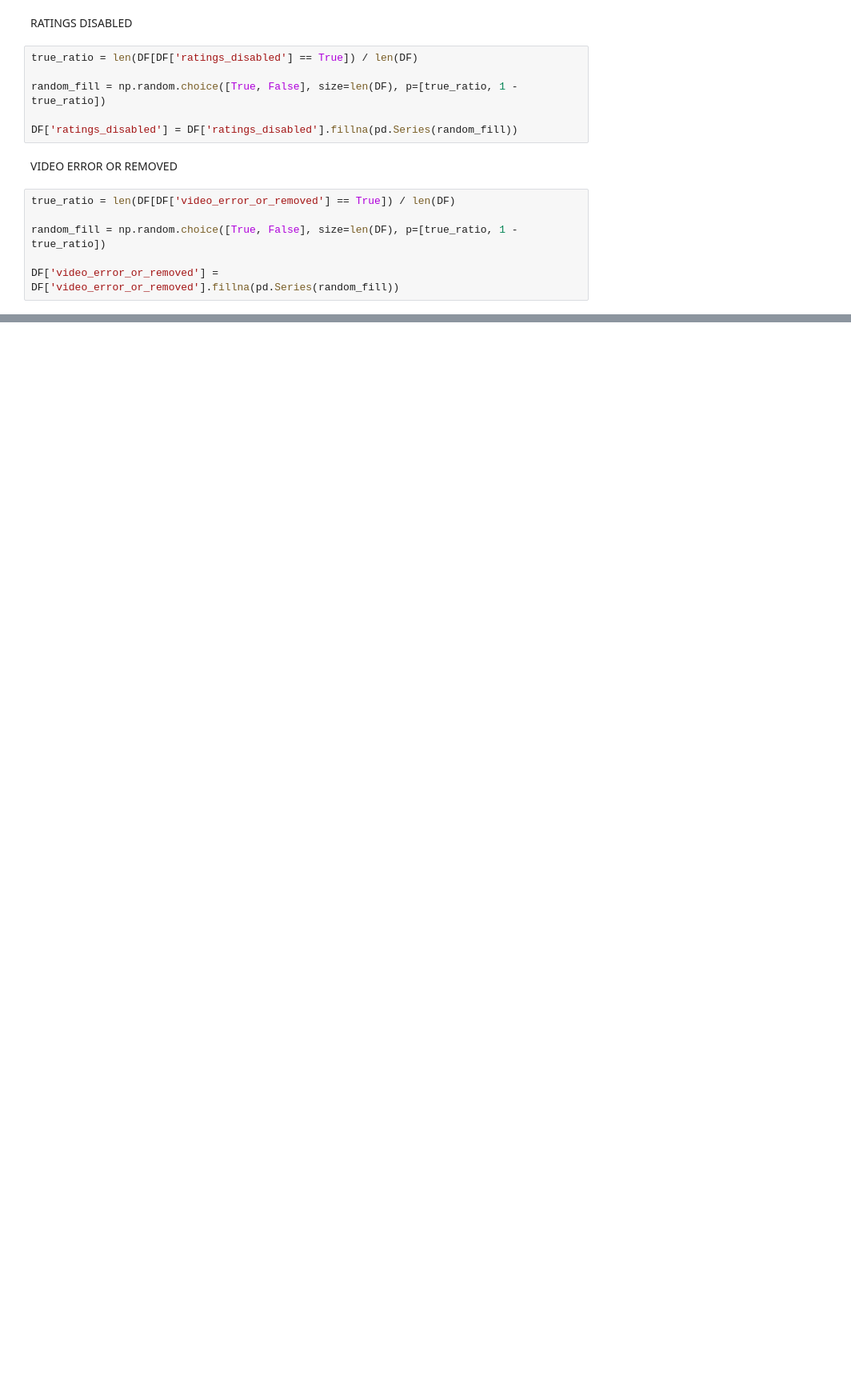
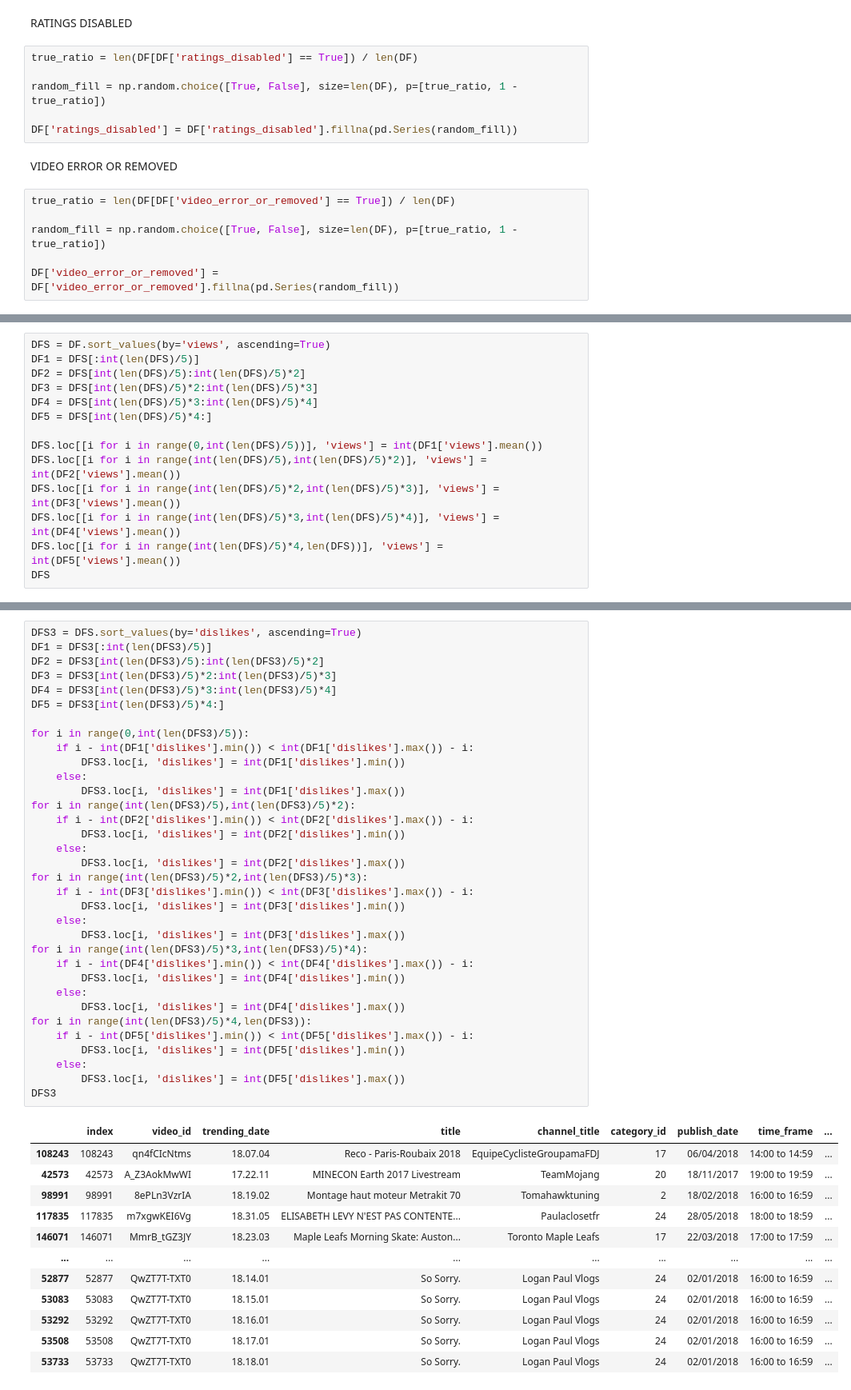
Before and after one commit to Biuuu2309/Data-Analysis-Basic-Method, a Jupyter notebook: Python Project With Jupyter.ipynb, the cells around one changed output, grey strips where cells are left out. Shown at 80% size. Cells and saved outputs as stored; diff of their text form; blank space fills up the shorter version.

```diff
--- a/Python Project With Jupyter.ipynb
+++ b/Python Project With Jupyter.ipynb
@@ -278,0 +335,14 @@ DF['video_error_or_removed'] = DF['video_error_or_removed'].fillna(pd.Series(ran
+# %%
+DFS = DF.sort_values(by='views', ascending=True)
+DF1 = DFS[:int(len(DFS)/5)]
+DF2 = DFS[int(len(DFS)/5):int(len(DFS)/5)*2]
+DF3 = DFS[int(len(DFS)/5)*2:int(len(DFS)/5)*3]
+DF4 = DFS[int(len(DFS)/5)*3:int(len(DFS)/5)*4]
+DF5 = DFS[int(len(DFS)/5)*4:]
+
+DFS.loc[[i for i in range(0,int(len(DFS)/5))], 'views'] = int(DF1['views'].mean())
+DFS.loc[[i for i in range(int(len(DFS)/5),int(len(DFS)/5)*2)], 'views'] = int(DF2['views'].mean())
+DFS.loc[[i for i in range(int(len(DFS)/5)*2,int(len(DFS)/5)*3)], 'views'] = int(DF3['views'].mean())
+DFS.loc[[i for i in range(int(len(DFS)/5)*3,int(len(DFS)/5)*4)], 'views'] = int(DF4['views'].mean())
+DFS.loc[[i for i in range(int(len(DFS)/5)*4,len(DFS))], 'views'] = int(DF5['views'].mean())
+DFS
@@ -278,0 +395,47 @@ DF['video_error_or_removed'] = DF['video_error_or_removed'].fillna(pd.Series(ran
+# %%
+DFS3 = DFS.sort_values(by='dislikes', ascending=True)
+DF1 = DFS3[:int(len(DFS3)/5)]
+DF2 = DFS3[int(len(DFS3)/5):int(len(DFS3)/5)*2]
+DF3 = DFS3[int(len(DFS3)/5)*2:int(len(DFS3)/5)*3]
+DF4 = DFS3[int(len(DFS3)/5)*3:int(len(DFS3)/5)*4]
+DF5 = DFS3[int(len(DFS3)/5)*4:]
+
+for i in range(0,int(len(DFS3)/5)):
+    if i - int(DF1['dislikes'].min()) < int(DF1['dislikes'].max()) - i:
+        DFS3.loc[i, 'dislikes'] = int(DF1['dislikes'].min())
+    else:
+        DFS3.loc[i, 'dislikes'] = int(DF1['dislikes'].max())
+for i in range(int(len(DFS3)/5),int(len(DFS3)/5)*2):
+    if i - int(DF2['dislikes'].min()) < int(DF2['dislikes'].max()) - i:
+        DFS3.loc[i, 'dislikes'] = int(DF2['dislikes'].min())
+    else:
+        DFS3.loc[i, 'dislikes'] = int(DF2['dislikes'].max())
+for i in range(int(len(DFS3)/5)*2,int(len(DFS3)/5)*3):
+    if i - int(DF3['dislikes'].min()) < int(DF3['dislikes'].max()) - i:
+        DFS3.loc[i, 'dislikes'] = int(DF3['dislikes'].min())
+    else:
+        DFS3.loc[i, 'dislikes'] = int(DF3['dislikes'].max())
+for i in range(int(len(DFS3)/5)*3,int(len(DFS3)/5)*4):
+    if i - int(DF4['dislikes'].min()) < int(DF4['dislikes'].max()) - i:
+        DFS3.loc[i, 'dislikes'] = int(DF4['dislikes'].min())
+    else:
+        DFS3.loc[i, 'dislikes'] = int(DF4['dislikes'].max())
+for i in range(int(len(DFS3)/5)*4,len(DFS3)):
+    if i - int(DF5['dislikes'].min()) < int(DF5['dislikes'].max()) - i:
+        DFS3.loc[i, 'dislikes'] = int(DF5['dislikes'].min())
+    else:
+        DFS3.loc[i, 'dislikes'] = int(DF5['dislikes'].max())
+DFS3
+# %% [output]
+|  | index | video_id | trending_date | title | channel_title | category_id | publish_date | time_frame | ... |
+| 108243 | 108243 | qn4fCIcNtms | 18.07.04 | Reco - Paris-Roubaix 2018 | EquipeCyclisteGroupamaFDJ | 17 | 06/04/2018 | 14:00 to 14:59 | ... |
+| 42573 | 42573 | A_Z3AokMwWI | 17.22.11 | MINECON Earth 2017 Livestream | TeamMojang | 20 | 18/11/2017 | 19:00 to 19:59 | ... |
+| 98991 | 98991 | 8ePLn3VzrIA | 18.19.02 | Montage haut moteur Metrakit 70 | Tomahawktuning | 2 | 18/02/2018 | 16:00 to 16:59 | ... |
+| 117835 | 117835 | m7xgwKEI6Vg | 18.31.05 | ELISABETH LEVY N'EST PAS CONTENTE... | Paulaclosetfr | 24 | 28/05/2018 | 18:00 to 18:59 | ... |
+| 146071 | 146071 | MmrB_tGZ3JY | 18.23.03 | Maple Leafs Morning Skate: Auston... | Toronto Maple Leafs | 17 | 22/03/2018 | 17:00 to 17:59 | ... |
+| ... | ... | ... | ... | ... | ... | ... | ... | ... | ... |
+| 52877 | 52877 | QwZT7T-TXT0 | 18.14.01 | So Sorry. | Logan Paul Vlogs | 24 | 02/01/2018 | 16:00 to 16:59 | ... |
+| 53083 | 53083 | QwZT7T-TXT0 | 18.15.01 | So Sorry. | Logan Paul Vlogs | 24 | 02/01/2018 | 16:00 to 16:59 | ... |
+| 53292 | 53292 | QwZT7T-TXT0 | 18.16.01 | So Sorry. | Logan Paul Vlogs | 24 | 02/01/2018 | 16:00 to 16:59 | ... |
+| 53508 | 53508 | QwZT7T-TXT0 | 18.17.01 | So Sorry. | Logan Paul Vlogs | 24 | 02/01/2018 | 16:00 to 16:59 | ... |
+| 53733 | 53733 | QwZT7T-TXT0 | 18.18.01 | So Sorry. | Logan Paul Vlogs | 24 | 02/01/2018 | 16:00 to 16:59 | ... |
```
Also changed, not shown: parts of 39 cells of this notebook, 1 other file.
